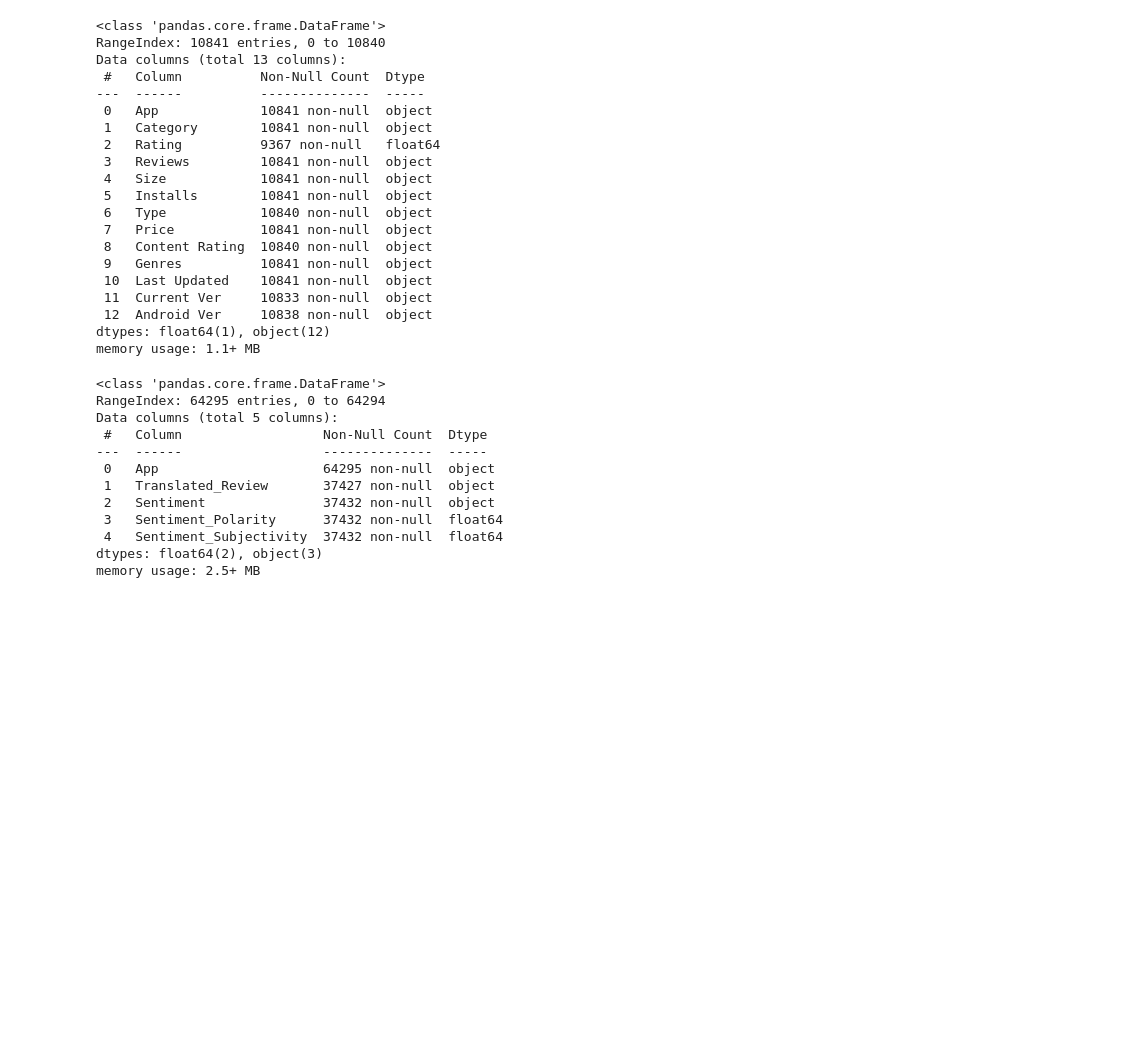
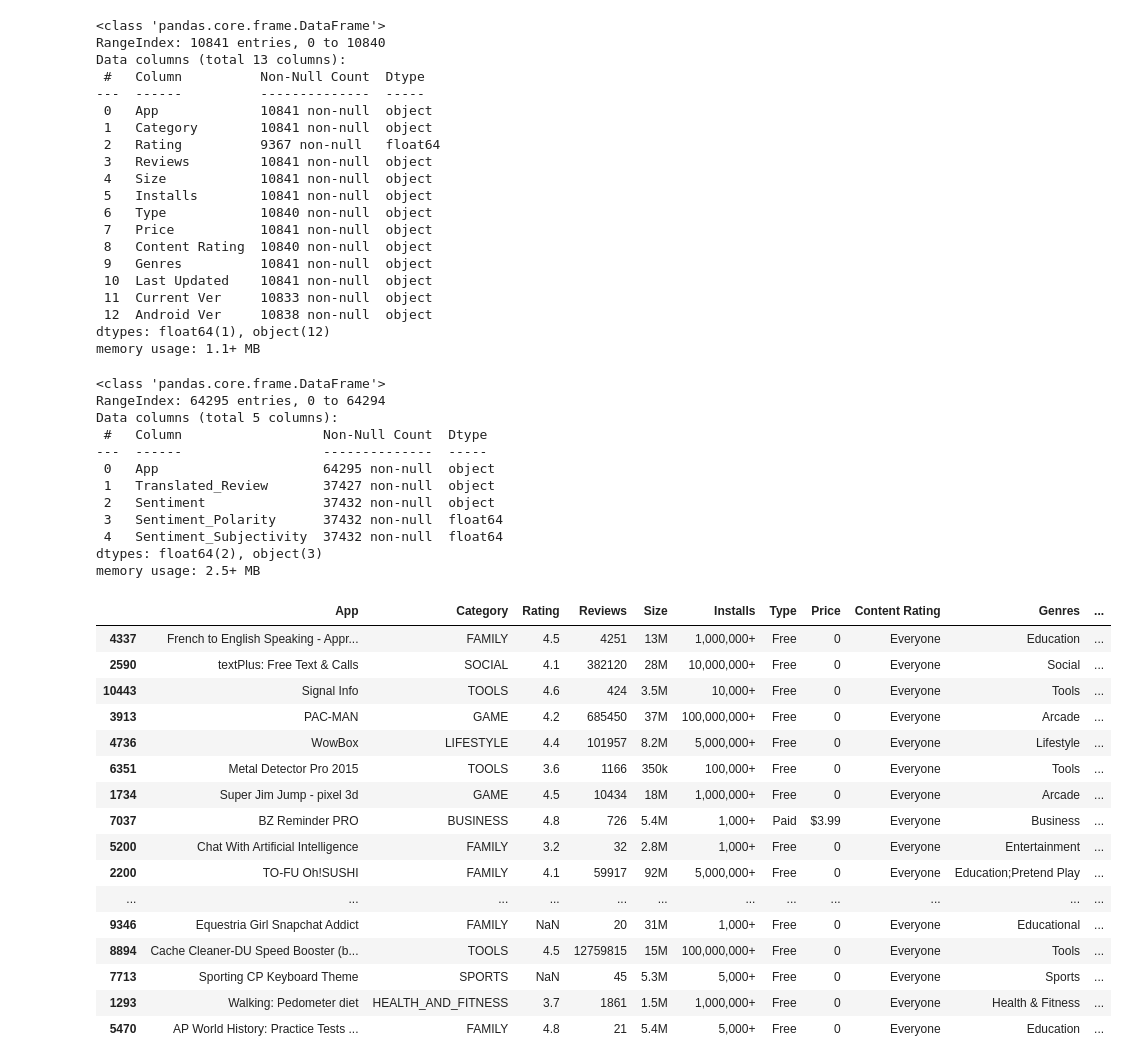
Before and after one commit to MijulSaxena/EDA-project-on-Gooogle-playstore., a Jupyter notebook: Play_Store_App_Review_Analysis_Capstone_Project_by_Mijul_Saxena.ipynb, the cells around one changed output. Cells and saved outputs as stored; diff of their text form; code cells hidden in the pictures; blank space fills up the shorter version.

```diff
--- a/Play_Store_App_Review_Analysis_Capstone_Project_by_Mijul_Saxena.ipynb
+++ b/Play_Store_App_Review_Analysis_Capstone_Project_by_Mijul_Saxena.ipynb
@@ -89,3 +91,24 @@ Data columns (total 5 columns):
  4   Sentiment_Subjectivity  37432 non-null  float64
 dtypes: float64(2), object(3)
 memory usage: 2.5+ MB
+# %%
+# checking random data
+play_store_data.sample(20)
+# %% [output]
+|  | App | Category | Rating | Reviews | Size | Installs | Type | Price | Content Rating | Genres | ... |
+| 4337 | French to English Speaking - Appr... | FAMILY | 4.5 | 4251 | 13M | 1,000,000+ | Free | 0 | Everyone | Education | ... |
+| 2590 | textPlus: Free Text & Calls | SOCIAL | 4.1 | 382120 | 28M | 10,000,000+ | Free | 0 | Everyone | Social | ... |
+| 10443 | Signal Info | TOOLS | 4.6 | 424 | 3.5M | 10,000+ | Free | 0 | Everyone | Tools | ... |
+| 3913 | PAC-MAN | GAME | 4.2 | 685450 | 37M | 100,000,000+ | Free | 0 | Everyone | Arcade | ... |
+| 4736 | WowBox | LIFESTYLE | 4.4 | 101957 | 8.2M | 5,000,000+ | Free | 0 | Everyone | Lifestyle | ... |
+| 6351 | Metal Detector Pro 2015 | TOOLS | 3.6 | 1166 | 350k | 100,000+ | Free | 0 | Everyone | Tools | ... |
+| 1734 | Super Jim Jump - pixel 3d | GAME | 4.5 | 10434 | 18M | 1,000,000+ | Free | 0 | Everyone | Arcade | ... |
+| 7037 | BZ Reminder PRO | BUSINESS | 4.8 | 726 | 5.4M | 1,000+ | Paid | $3.99 | Everyone | Business | ... |
+| 5200 | Chat With Artificial Intelligence | FAMILY | 3.2 | 32 | 2.8M | 1,000+ | Free | 0 | Everyone | Entertainment | ... |
+| 2200 | TO-FU Oh!SUSHI | FAMILY | 4.1 | 59917 | 92M | 5,000,000+ | Free | 0 | Everyone | Education;Pretend Play | ... |
+| ... | ... | ... | ... | ... | ... | ... | ... | ... | ... | ... | ... |
+| 9346 | Equestria Girl Snapchat Addict | FAMILY | NaN | 20 | 31M | 1,000+ | Free | 0 | Everyone | Educational | ... |
+| 8894 | Cache Cleaner-DU Speed Booster (b... | TOOLS | 4.5 | 12759815 | 15M | 100,000,000+ | Free | 0 | Everyone | Tools | ... |
+| 7713 | Sporting CP Keyboard Theme | SPORTS | NaN | 45 | 5.3M | 5,000+ | Free | 0 | Everyone | Sports | ... |
+| 1293 | Walking: Pedometer diet | HEALTH_AND_FITNESS | 3.7 | 1861 | 1.5M | 1,000,000+ | Free | 0 | Everyone | Health & Fitness | ... |
+| 5470 | AP World History: Practice Tests ... | FAMILY | 4.8 | 21 | 5.4M | 5,000+ | Free | 0 | Everyone | Education | ... |
```
Also changed, not shown: parts of 1 cell of this notebook.
